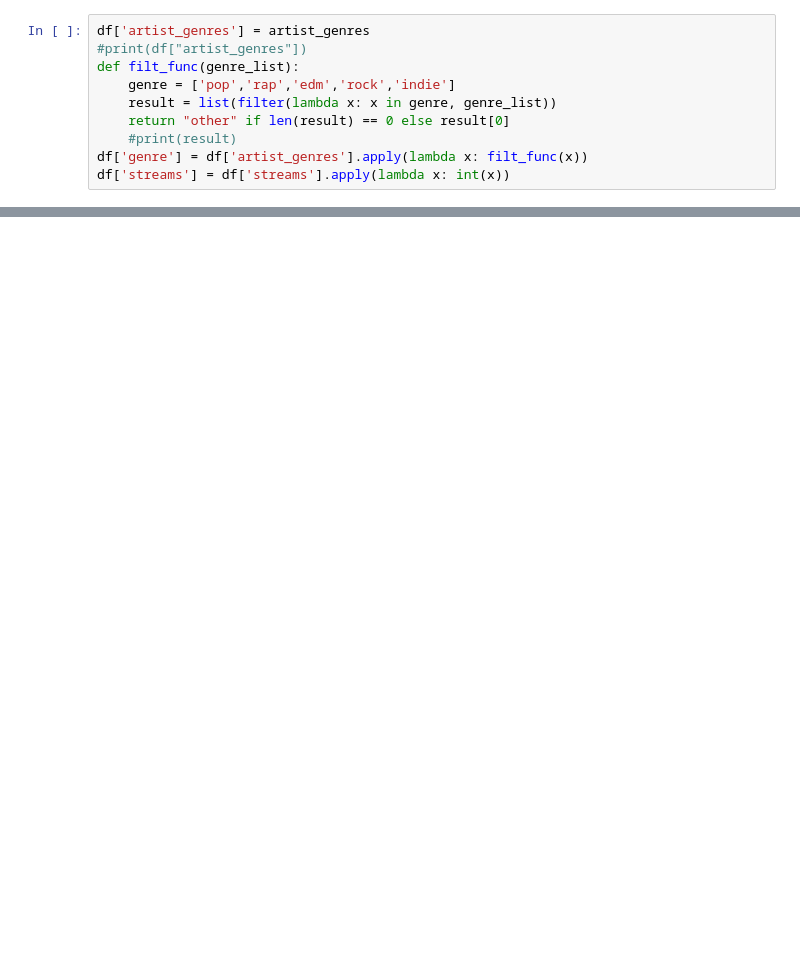
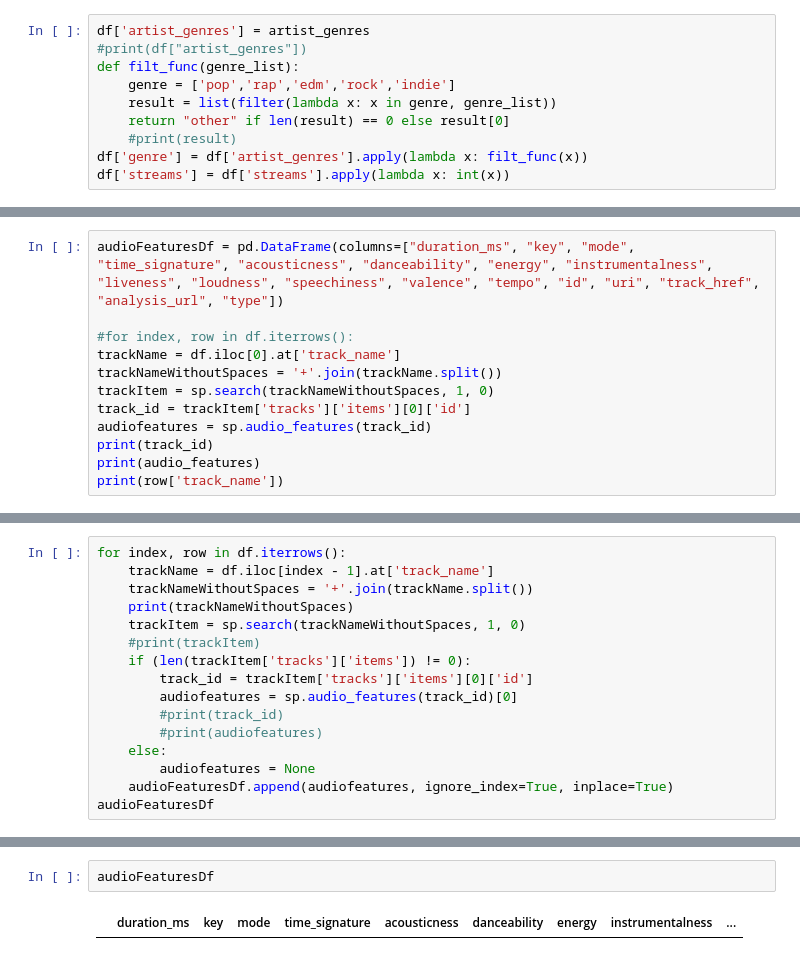
Before and after one commit to amandotzip/groovydata, a Jupyter notebook: final-tutorial.ipynb, the cells around one changed output, grey strips where cells are left out. Cells and saved outputs as stored; diff of their text form; blank space fills up the shorter version.

```diff
--- a/final-tutorial.ipynb
+++ b/final-tutorial.ipynb
@@ -250,3 +248,15 @@ ax = sns.violinplot(x='genre', y='streams', data=df, palette='muted')
     #return 1
     #return artist["genres"]
 #df['artist'].apply(lambda x: get_artist_genres(x))
+# %%
+audioFeaturesDf = pd.DataFrame(columns=["duration_ms", "key", "mode", "time_signature", "acousticness", "danceability", "energy", "instrumentalness", "liveness", "loudness", "speechiness", "valence", "tempo", "id", "uri", "track_href", "analysis_url", "type"])
+
+#for index, row in df.iterrows():
+trackName = df.iloc[0].at['track_name']
+trackNameWithoutSpaces = '+'.join(trackName.split())
+trackItem = sp.search(trackNameWithoutSpaces, 1, 0)
+track_id = trackItem['tracks']['items'][0]['id']
+audiofeatures = sp.audio_features(track_id)
+print(track_id)
+print(audio_features)
+print(row['track_name'])
@@ -252,0 +268,16 @@ ax = sns.violinplot(x='genre', y='streams', data=df, palette='muted')
+# %%
+for index, row in df.iterrows():
+    trackName = df.iloc[index - 1].at['track_name']
+    trackNameWithoutSpaces = '+'.join(trackName.split())
+    print(trackNameWithoutSpaces)
+    trackItem = sp.search(trackNameWithoutSpaces, 1, 0)
+    #print(trackItem)
+    if (len(trackItem['tracks']['items']) != 0):
+        track_id = trackItem['tracks']['items'][0]['id']
+        audiofeatures = sp.audio_features(track_id)[0]
+        #print(track_id)
+        #print(audiofeatures)
+    else:
+        audiofeatures = None
+    audioFeaturesDf.append(audiofeatures, ignore_index=True, inplace=True)
+audioFeaturesDf
@@ -252,0 +306,4 @@ ax = sns.violinplot(x='genre', y='streams', data=df, palette='muted')
+# %%
+audioFeaturesDf
+# %% [output]
+|  | duration_ms | key | mode | time_signature | acousticness | danceability | energy | instrumentalness | ... |
```
Also changed, not shown: parts of 10 cells of this notebook.
